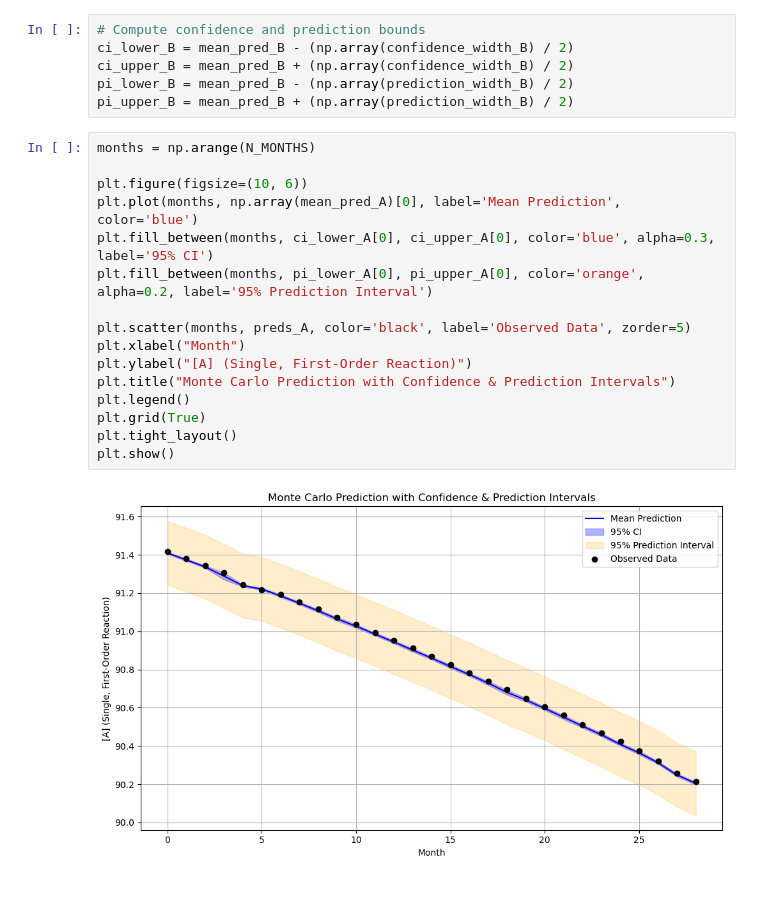
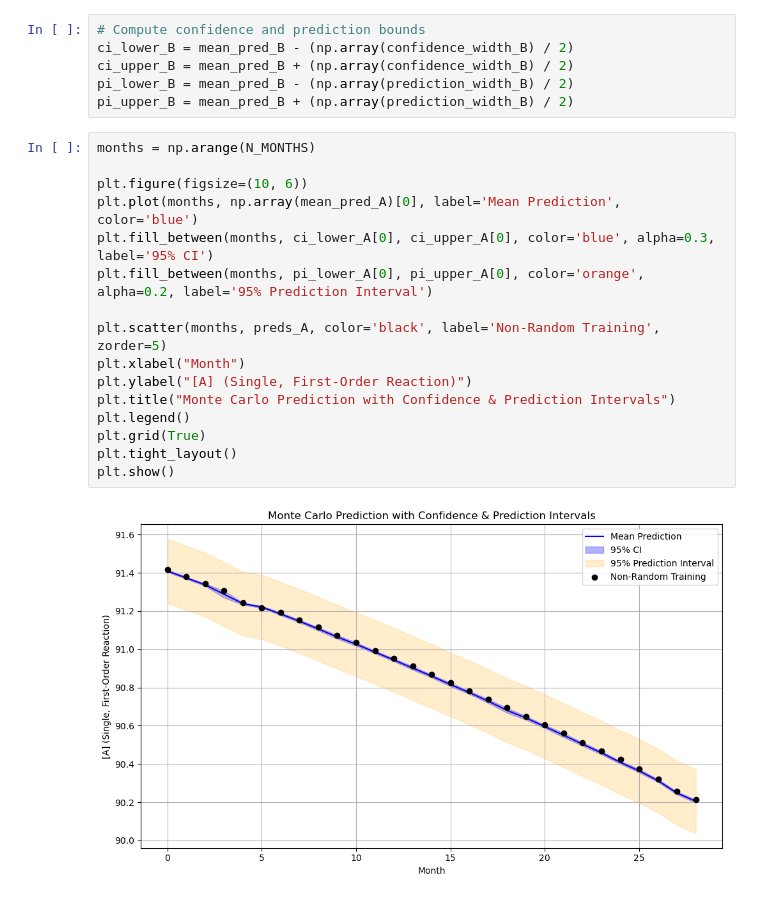
Before and after one commit to louiswids/skripsi, a Jupyter notebook: reproduce_simulation.ipynb, the cells around one changed output. Cells and saved outputs as stored; diff of their text form.

Commit message:
change legend on plot

```diff
--- a/reproduce_simulation.ipynb
+++ b/reproduce_simulation.ipynb
@@ -243,21 +243,21 @@ pi_upper_B = mean_pred_B + (np.array(prediction_width_B) / 2)
 # %%
 months = np.arange(N_MONTHS)
 
 plt.figure(figsize=(10, 6))
 plt.plot(months, np.array(mean_pred_A)[0], label='Mean Prediction', color='blue')
 plt.fill_between(months, ci_lower_A[0], ci_upper_A[0], color='blue', alpha=0.3, label='95% CI')
 plt.fill_between(months, pi_lower_A[0], pi_upper_A[0], color='orange', alpha=0.2, label='95% Prediction Interval')
 
-plt.scatter(months, preds_A, color='black', label='Observed Data', zorder=5)
+plt.scatter(months, preds_A, color='black', label='Non-Random Training', zorder=5)
 plt.xlabel("Month")
 plt.ylabel("[A] (Single, First-Order Reaction)")
 plt.title("Monte Carlo Prediction with Confidence & Prediction Intervals")
 plt.legend()
 plt.grid(True)
 plt.tight_layout()
 plt.show()
 # %% [output]
-[figure, old version]
+[figure, new version]
 # %%
 months = np.arange(N_MONTHS)
 
```
Also changed, not shown: parts of 1 cell of this notebook.
